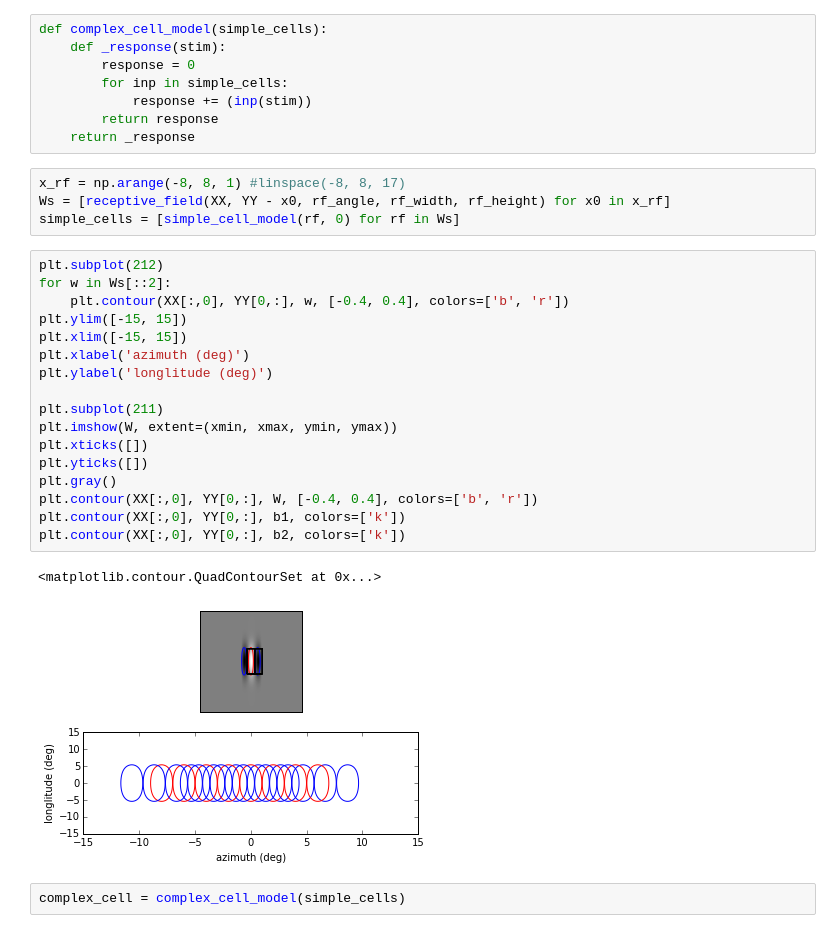
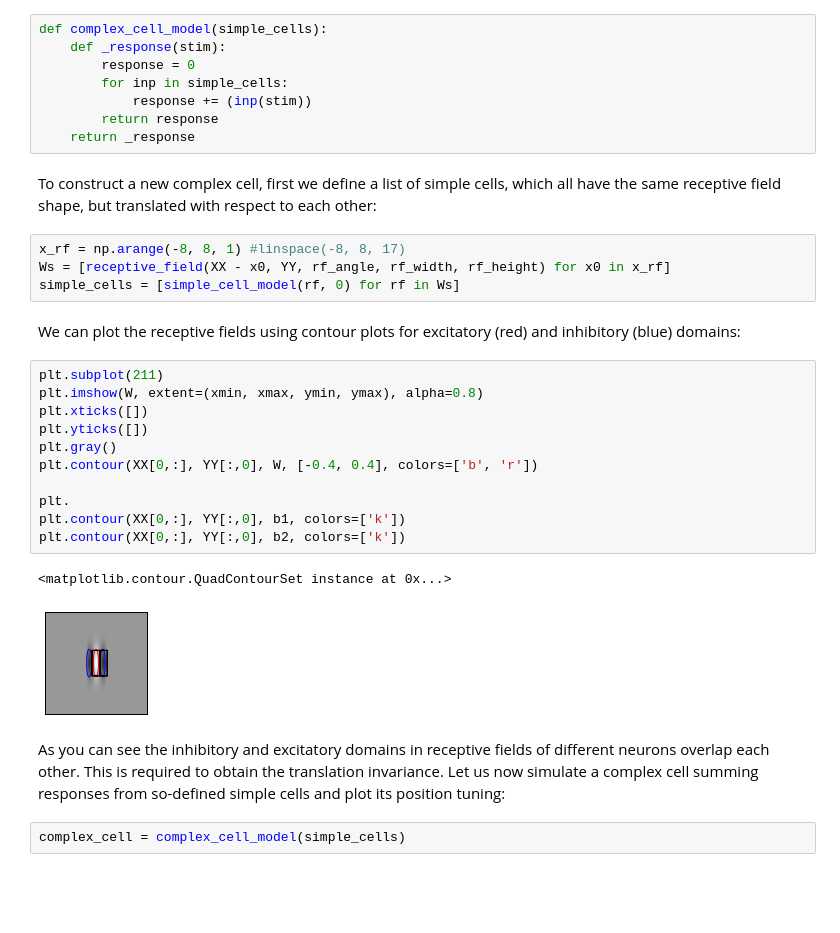
Before and after one commit to btel/python-in-neuroscience-tutorials, a Jupyter notebook: receptive_fields_models.ipynb, the cells around one changed output. Drawn from its saved outputs; the diff is of its cells as text; blank space fills up the shorter version.

```diff
--- a/receptive_fields_models.ipynb
+++ b/receptive_fields_models.ipynb
@@ -267,30 +277,30 @@ def complex_cell_model(simple_cells):
             response += (inp(stim))
         return response
     return _response
+# %% [markdown]
+To construct a new complex cell, first we define a list of simple cells, which all have the same receptive field shape, but translated with respect to each other:
 # %%
 x_rf = np.arange(-8, 8, 1) #linspace(-8, 8, 17)
-Ws = [receptive_field(XX, YY - x0, rf_angle, rf_width, rf_height) for x0 in x_rf]
+Ws = [receptive_field(XX - x0, YY, rf_angle, rf_width, rf_height) for x0 in x_rf]
 simple_cells = [simple_cell_model(rf, 0) for rf in Ws]
+# %% [markdown]
+We can plot the receptive fields using contour plots for excitatory (red) and inhibitory (blue) domains:
 # %%
-plt.subplot(212)
-for w in Ws[::2]:
-    plt.contour(XX[:,0], YY[0,:], w, [-0.4, 0.4], colors=['b', 'r'])
-plt.ylim([-15, 15])
-plt.xlim([-15, 15])
-plt.xlabel('azimuth (deg)')
-plt.ylabel('longlitude (deg)')
-
 plt.subplot(211)
-plt.imshow(W, extent=(xmin, xmax, ymin, ymax))
+plt.imshow(W, extent=(xmin, xmax, ymin, ymax), alpha=0.8)
 plt.xticks([])
 plt.yticks([])
 plt.gray()
-plt.contour(XX[:,0], YY[0,:], W, [-0.4, 0.4], colors=['b', 'r'])
-plt.contour(XX[:,0], YY[0,:], b1, colors=['k'])
-plt.contour(XX[:,0], YY[0,:], b2, colors=['k'])
+plt.contour(XX[0,:], YY[:,0], W, [-0.4, 0.4], colors=['b', 'r'])
+
+plt.
+plt.contour(XX[0,:], YY[:,0], b1, colors=['k'])
+plt.contour(XX[0,:], YY[:,0], b2, colors=['k'])
 # %% [output]
-<matplotlib.contour.QuadContourSet at 0x...>
+<matplotlib.contour.QuadContourSet instance at 0x...>
-[figure, old version]
+[figure, new version]
+# %% [markdown]
+As you can see the inhibitory and excitatory domains in receptive fields of different neurons overlap each other. This is required to obtain the translation invariance. Let us now simulate a complex cell summing responses from so-defined simple cells and plot its position tuning:
 # %%
 complex_cell = complex_cell_model(simple_cells)
 # %%
```
Also changed, not shown: parts of 6 cells of this notebook.
